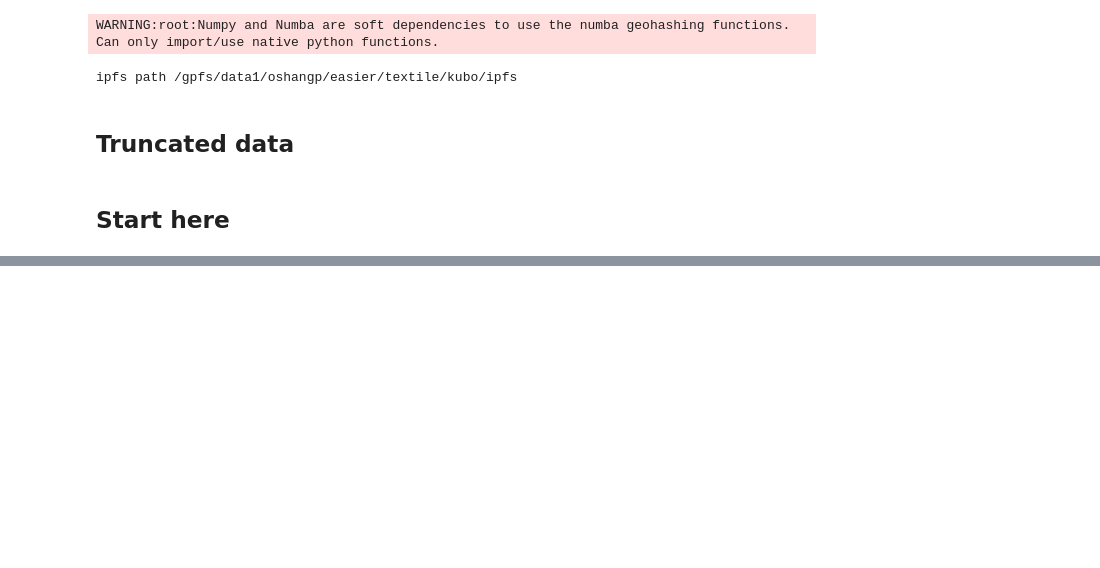
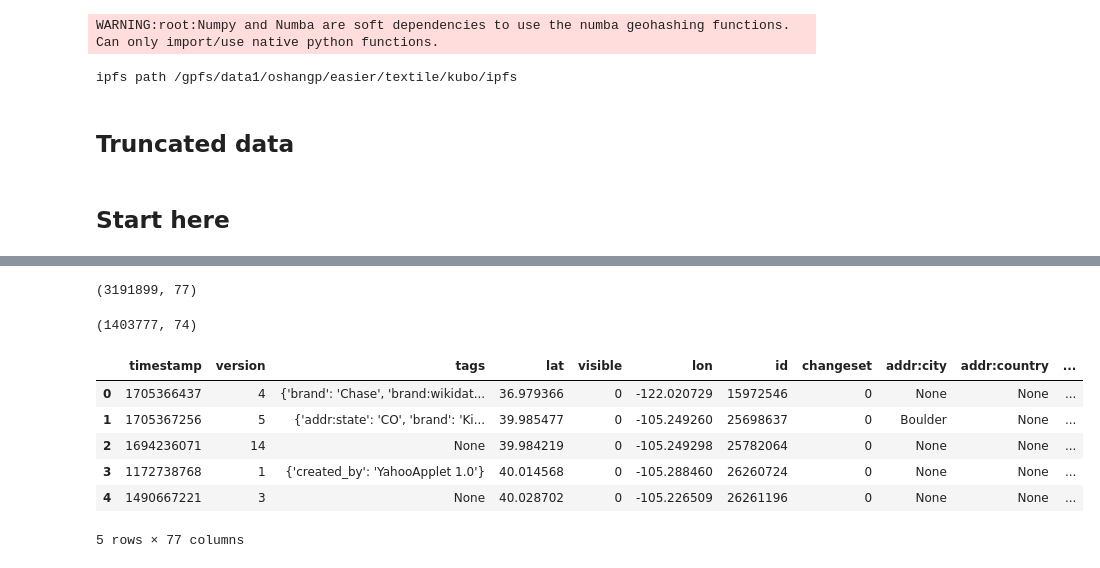
Before and after one commit to easierdata/geohash-cid, a Jupyter notebook: notebooks/large_dataset.ipynb, the cells around one changed output, grey strips where cells are left out. Drawn from its saved outputs; the diff is of its cells as text; code cells hidden in the pictures; blank space fills up the shorter version.

```diff
--- a/notebooks/large_dataset.ipynb
+++ b/notebooks/large_dataset.ipynb
@@ -34,0 +49,4 @@ gdf_1m = gpd.read_file(geojson_path)
+# %%
+asset = "osm_us_poi_gh_sorted"
+geojson_path = f"../data/osm/{asset}.geojson"
+index_path = f"../data/geohash_offset_{asset}/index"
@@ -56,0 +87,18 @@ file_cid = "bafybeiawrnzlzeuyzwkgoaugf5gh7jxuydzwqj5f4nvyigme5hdgndqp6e"
+# %%
+gdf.shape
+# %% [output]
+(3191899, 77)
+# %%
+out.shape
+# %% [output]
+(1403777, 74)
+# %%
+gdf.head()
+# %% [output]
+|  | timestamp | version | tags | lat | visible | lon | id | changeset | addr:city | addr:country | ... |
+| 0 | 1705366437 | 4 | {'brand': 'Chase', 'brand:wikidat... | 36.979366 | 0 | -122.020729 | 15972546 | 0 | None | None | ... |
+| 1 | 1705367256 | 5 | {'addr:state': 'CO', 'brand': 'Ki... | 39.985477 | 0 | -105.249260 | 25698637 | 0 | Boulder | None | ... |
+| 2 | 1694236071 | 14 | None | 39.984219 | 0 | -105.249298 | 25782064 | 0 | None | None | ... |
+| 3 | 1172738768 | 1 | {'created_by': 'YahooApplet 1.0'} | 40.014568 | 0 | -105.288460 | 26260724 | 0 | None | None | ... |
+| 4 | 1490667221 | 3 | None | 40.028702 | 0 | -105.226509 | 26261196 | 0 | None | None | ... |
+5 rows × 77 columns
```
Also changed, not shown: parts of 21 cells of this notebook, 14 other files.
